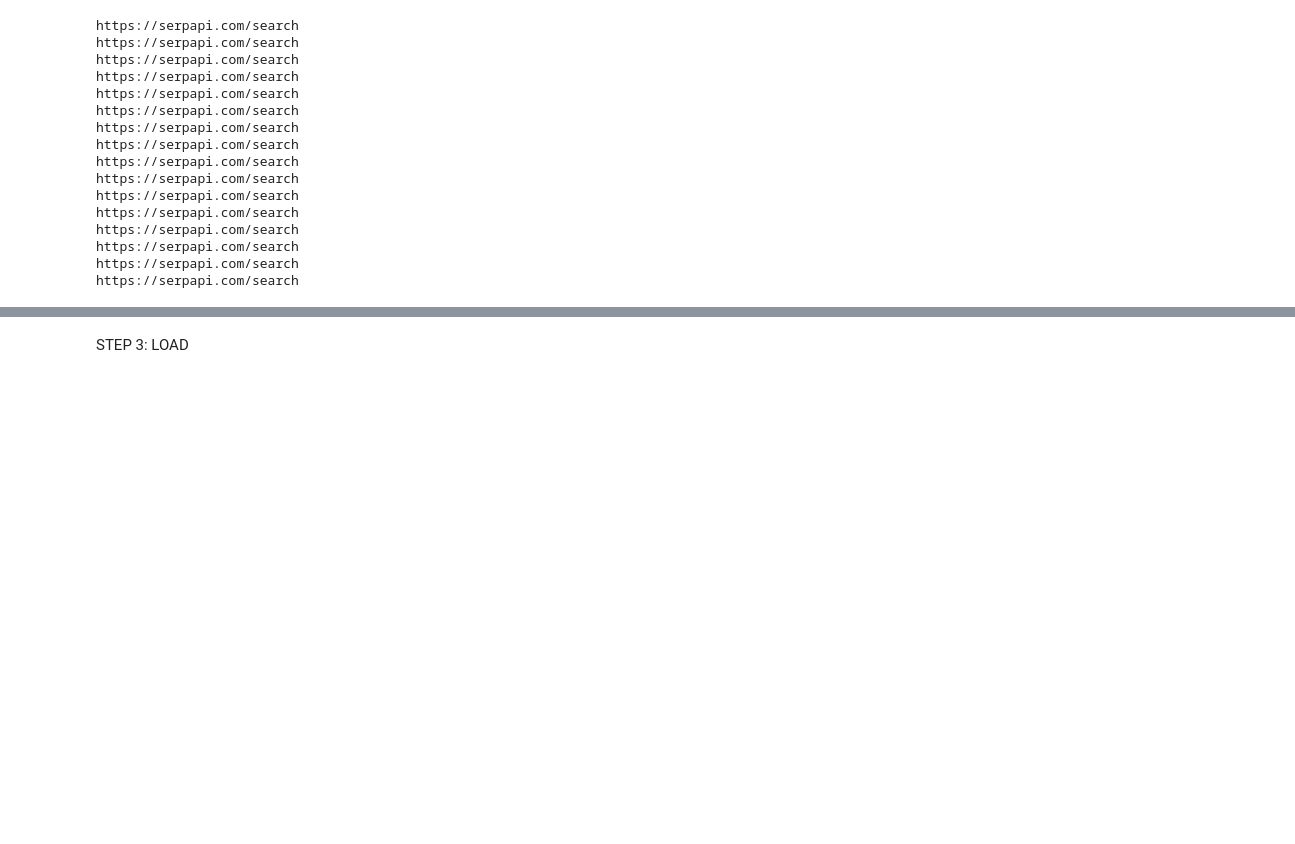
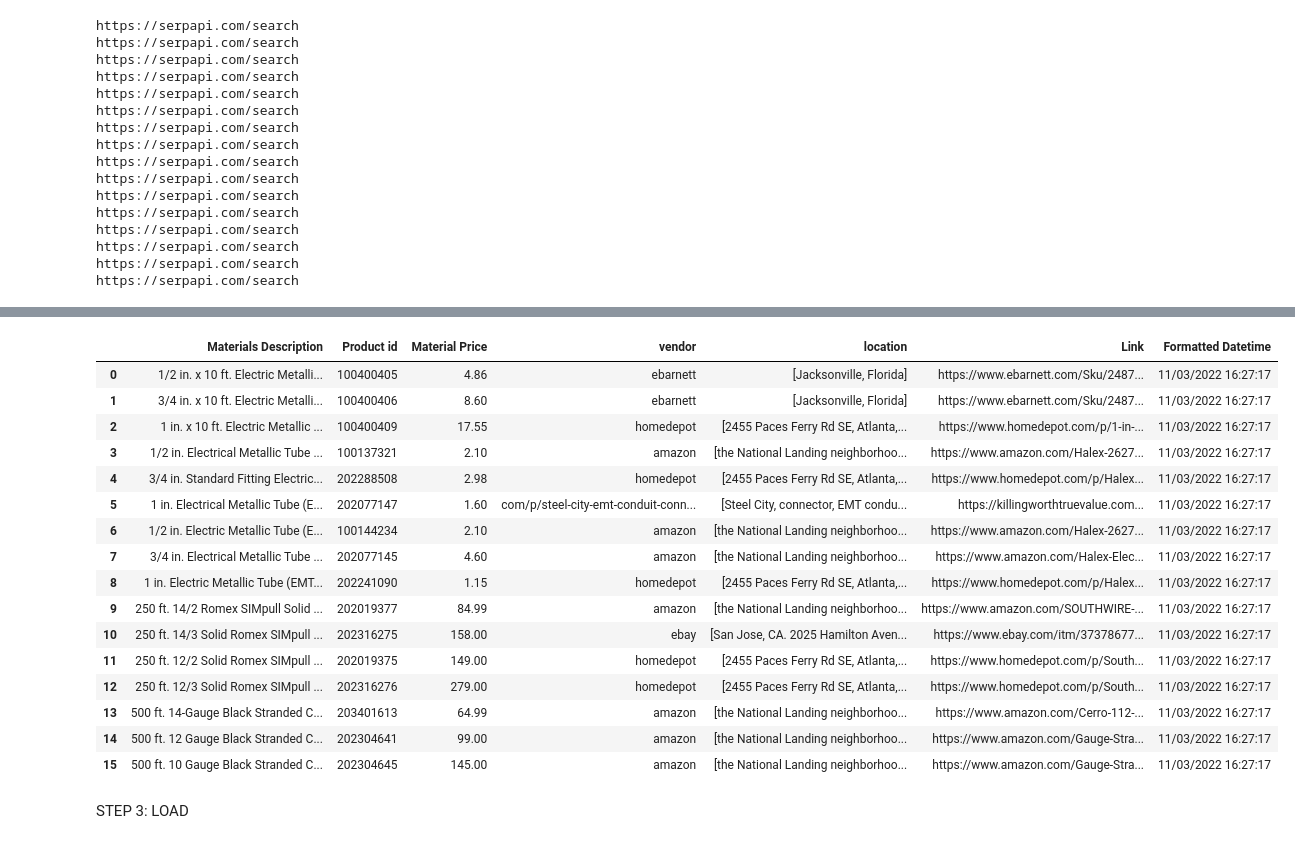
Before and after one commit to thegreatkeej/Estimator_Project, a Jupyter notebook: Resources/Alt_Estimator_Script.ipynb, the cells around one changed output, grey strips where cells are left out. Cells and saved outputs as stored; diff of their text form; code cells hidden in the pictures; blank space fills up the shorter version.

```diff
--- a/Resources/Alt_Estimator_Script.ipynb
+++ b/Resources/Alt_Estimator_Script.ipynb
@@ -196,3 +213,27 @@ working_df
+# %%
+
+location_add = clean_df.iloc[:,[3,4,5,6]].reset_index(drop=True)
+working_df = working_df.merge(location_add, how='outer')
+working_df = working_df.iloc[[0,1,2,6,7,10,3,9,8,11,12,13,14,15,16,17],[0,1,2,3,6,4,5]].reset_index(drop=True)
+working_df
+# %% [output]
+|  | Materials Description | Product id | Material Price | vendor | location | Link | Formatted Datetime |
+| 0 | 1/2 in. x 10 ft. Electric Metalli... | 100400405 | 4.86 | ebarnett | [Jacksonville, Florida] | https://www.ebarnett.com/Sku/2487... | 11/03/2022 16:27:17 |
+| 1 | 3/4 in. x 10 ft. Electric Metalli... | 100400406 | 8.60 | ebarnett | [Jacksonville, Florida] | https://www.ebarnett.com/Sku/2487... | 11/03/2022 16:27:17 |
+| 2 | 1 in. x 10 ft. Electric Metallic ... | 100400409 | 17.55 | homedepot | [2455 Paces Ferry Rd SE, Atlanta,... | https://www.homedepot.com/p/1-in-... | 11/03/2022 16:27:17 |
+| 3 | 1/2 in. Electrical Metallic Tube ... | 100137321 | 2.10 | amazon | [the National Landing neighborhoo... | https://www.amazon.com/Halex-2627... | 11/03/2022 16:27:17 |
+| 4 | 3/4 in. Standard Fitting Electric... | 202288508 | 2.98 | homedepot | [2455 Paces Ferry Rd SE, Atlanta,... | https://www.homedepot.com/p/Halex... | 11/03/2022 16:27:17 |
+| 5 | 1 in. Electrical Metallic Tube (E... | 202077147 | 1.60 | com/p/steel-city-emt-conduit-conn... | [Steel City, connector, EMT condu... | https://killingworthtruevalue.com... | 11/03/2022 16:27:17 |
+| 6 | 1/2 in. Electric Metallic Tube (E... | 100144234 | 2.10 | amazon | [the National Landing neighborhoo... | https://www.amazon.com/Halex-2627... | 11/03/2022 16:27:17 |
+| 7 | 3/4 in. Electrical Metallic Tube ... | 202077145 | 4.60 | amazon | [the National Landing neighborhoo... | https://www.amazon.com/Halex-Elec... | 11/03/2022 16:27:17 |
+| 8 | 1 in. Electric Metallic Tube (EMT... | 202241090 | 1.15 | homedepot | [2455 Paces Ferry Rd SE, Atlanta,... | https://www.homedepot.com/p/Halex... | 11/03/2022 16:27:17 |
+| 9 | 250 ft. 14/2 Romex SIMpull Solid ... | 202019377 | 84.99 | amazon | [the National Landing neighborhoo... | https://www.amazon.com/SOUTHWIRE-... | 11/03/2022 16:27:17 |
+| 10 | 250 ft. 14/3 Solid Romex SIMpull ... | 202316275 | 158.00 | ebay | [San Jose, CA. 2025 Hamilton Aven... | https://www.ebay.com/itm/37378677... | 11/03/2022 16:27:17 |
+| 11 | 250 ft. 12/2 Solid Romex SIMpull ... | 202019375 | 149.00 | homedepot | [2455 Paces Ferry Rd SE, Atlanta,... | https://www.homedepot.com/p/South... | 11/03/2022 16:27:17 |
+| 12 | 250 ft. 12/3 Solid Romex SIMpull ... | 202316276 | 279.00 | homedepot | [2455 Paces Ferry Rd SE, Atlanta,... | https://www.homedepot.com/p/South... | 11/03/2022 16:27:17 |
+| 13 | 500 ft. 14-Gauge Black Stranded C... | 203401613 | 64.99 | amazon | [the National Landing neighborhoo... | https://www.amazon.com/Cerro-112-... | 11/03/2022 16:27:17 |
+| 14 | 500 ft. 12 Gauge Black Stranded C... | 202304641 | 99.00 | amazon | [the National Landing neighborhoo... | https://www.amazon.com/Gauge-Stra... | 11/03/2022 16:27:17 |
+| 15 | 500 ft. 10 Gauge Black Stranded C... | 202304645 | 145.00 | amazon | [the National Landing neighborhoo... | https://www.amazon.com/Gauge-Stra... | 11/03/2022 16:27:17 |
 # %% [markdown]
 STEP 3: LOAD
 # %%
```
Also changed, not shown: parts of 4 cells of this notebook, 9 other files.
